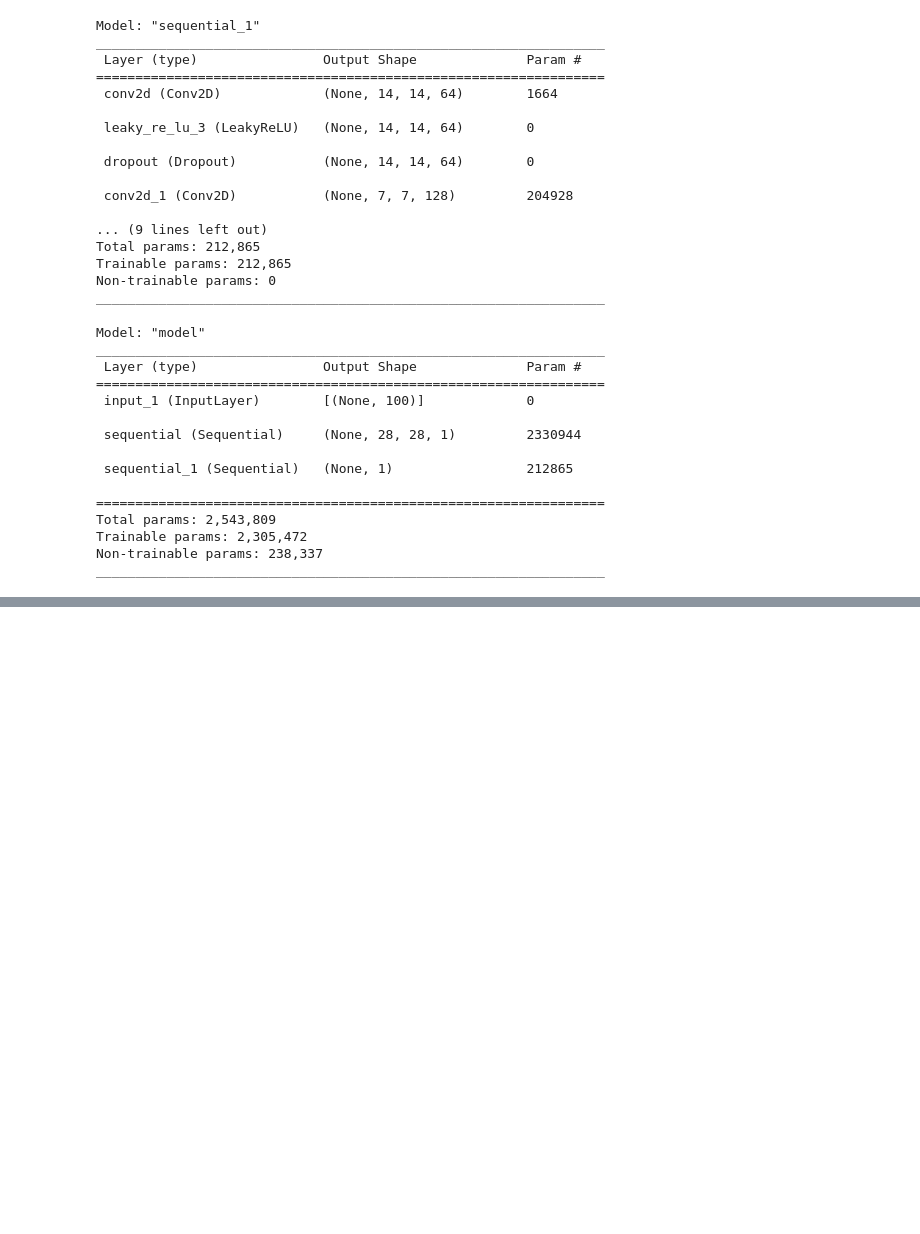
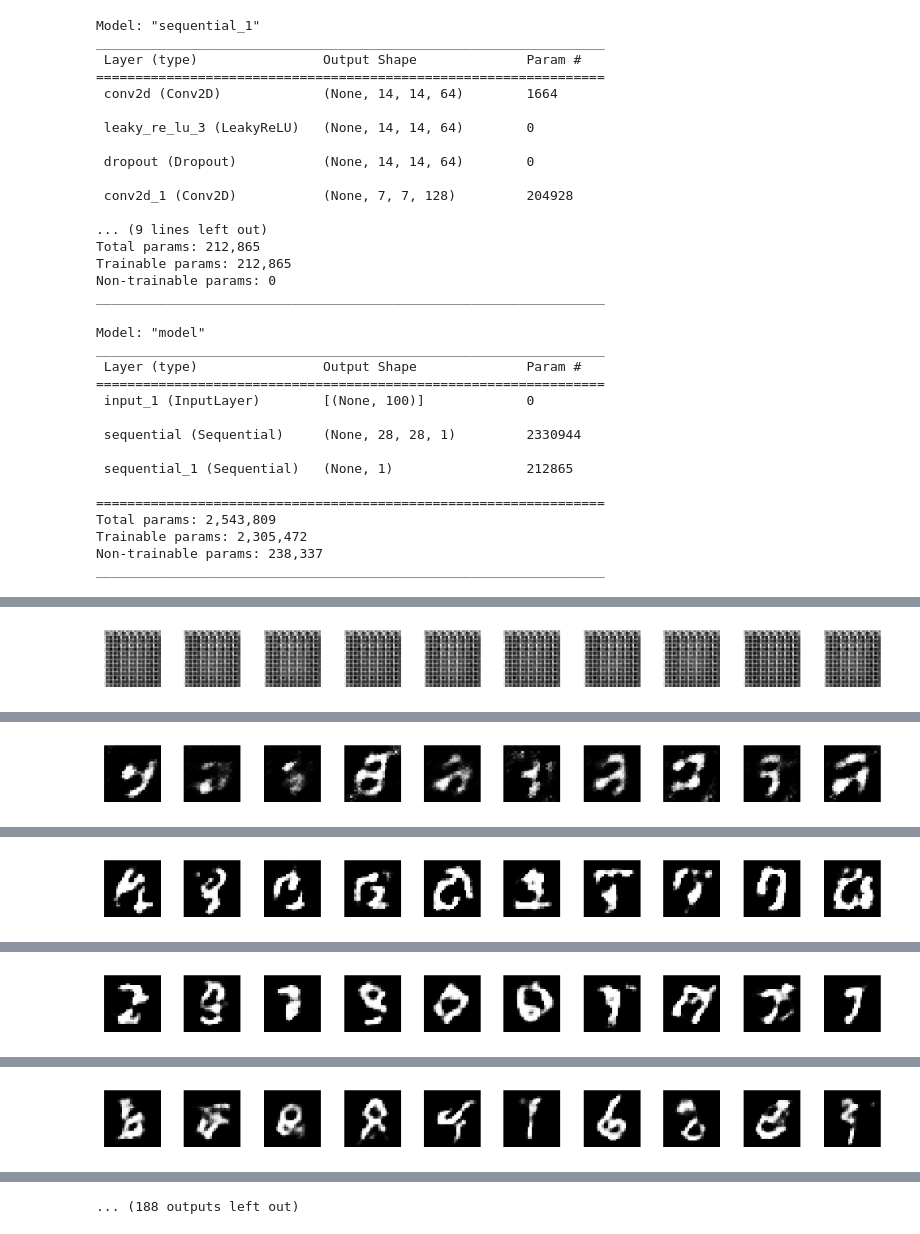
Before and after one commit to pythonian23/CPE, a Jupyter notebook: gan.ipynb, the cells around one changed output, grey strips where cells are left out. Cells and saved outputs as stored; diff of their text form; code cells hidden in the pictures; blank space fills up the shorter version.

Commit message:
better training

```diff
--- a/gan.ipynb
+++ b/gan.ipynb
@@ -22,3 +25,7 @@ train_x = (train_x - 127.5) / 127.5
+# %%
+ds = tfds.load("mnist", split="train", shuffle_files=True)
+assert isinstance(ds, tf.data.Dataset)
+ds = ds.map(lambda x: (tf.cast(x["image"], tf.float32) - 127.5) / 127.5)
 # %%
 def create_generator():
     generator = Sequential()
@@ -69,9 +76,7 @@ def create_discriminator():
     discriminator.add(Dropout(0.3))
     discriminator.add(Flatten())
     discriminator.add(Dense(1, activation="sigmoid"))
-    discriminator.compile(
-        loss="binary_crossentropy", optimizer=Adam(learning_rate=0.0002, beta_1=0.5)
-    )
+    discriminator.compile(loss="binary_crossentropy", optimizer=Adam(learning_rate=0.0002, beta_1=0.5))
     return discriminator
 
 
@@ -102,7 +107,7 @@ def create_gan(discriminator, generator):
     x = generator(gan_input)
     gan_output = discriminator(x)
     gan = Model(inputs=gan_input, outputs=gan_output)
-    gan.compile(loss="binary_crossentropy", optimizer="adam")
+    gan.compile(loss="binary_crossentropy", optimizer=Adam(learning_rate=0.0002, beta_1=0.5))
     return gan
 
 
@@ -126,13 +131,13 @@ Non-trainable params: 238,337
 _________________________________________________________________
 # %%
 def plot_generated_images(generator):
-    noise = np.random.uniform(-1, 1, size=(10, Z_DIM))
+    noise = generate_z(10)
     generated_images = generator.predict(noise, verbose=0)
     generated_images = generated_images.reshape(10, 28, 28)
     plt.figure(figsize=(10, 1))
     for i in range(generated_images.shape[0]):
         plt.subplot(1, 10, i + 1)
-        plt.imshow(generated_images[i], interpolation="nearest")
+        plt.imshow(generated_images[i], interpolation="nearest", cmap="gray")
         plt.axis("off")
     plt.tight_layout()
     plt.show()
@@ -176,0 +144,37 @@ Batch 2500
+# %%
+dlosses = []
+glosses = []
+
+for epoch in range(EPOCHS):
+    dloss = []
+    gloss = []
+    t = time.time()
+    i = 1
+    for batch in ds.batch(BATCH_SIZE):
+        i += 1
+        batch_size = batch.shape[0]
+        noise = generate_z(batch_size)
+        generated_images = g.predict(noise, verbose=0)
+        X = tf.concat([batch, generated_images], axis=0)
+        y_dis = tf.concat([tf.ones(batch_size, dtype=tf.float32), tf.zeros(batch_size, dtype=tf.float32)], axis=0)
+
+        d.trainable = True
+
+        dloss.append(d.train_on_batch(X, y_dis))
+
+        noise = generate_z(batch_size)
+        y_gen = tf.ones(batch_size, dtype=tf.float32)
+        d.trainable = False
+        gloss.append(gan.train_on_batch(noise, y_gen))
+
+    dlosses.append(np.mean(dloss))
+    glosses.append(np.mean(gloss))
+    dt = time.time() - t
+    bps = i / dt
+    if epoch % 5 == 0:
+        print(
+            f"Epoch: {epoch}, Time: {dt}, BPS: {bps}, Generator Loss: {np.mean(gloss)}, Discriminator Loss: {np.mean(dloss)}"
+        )
+    if epoch % 10 == 0:
+        plot_generated_images(g)
+# %% [output]
@@ -176,0 +186 @@ Batch 2500
+[figure, added]
@@ -176,0 +189 @@ Batch 2500
+[figure, added]
@@ -176,0 +192 @@ Batch 2500
+[figure, added]
@@ -176,0 +195 @@ Batch 2500
+[figure, added]
@@ -176,0 +198 @@ Batch 2500
+[figure, added]
@@ -176,0 +201 @@ Batch 2500
+... (188 outputs left out)
```
Also changed, not shown: parts of 9 cells of this notebook, 8 other files.
